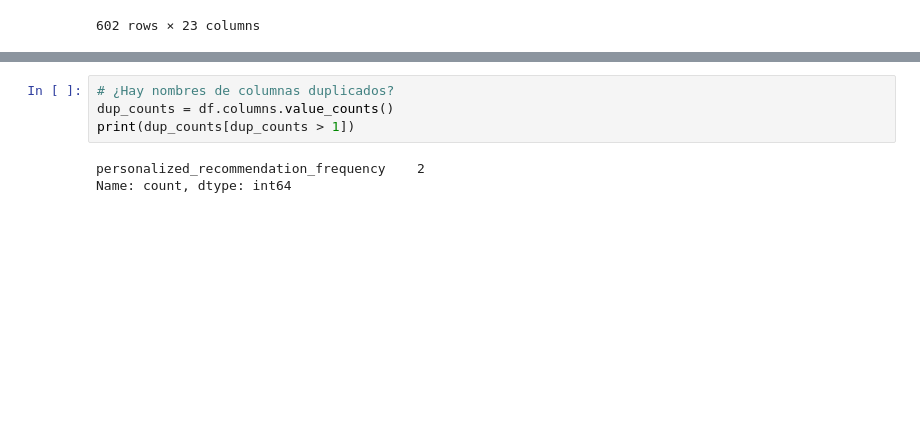
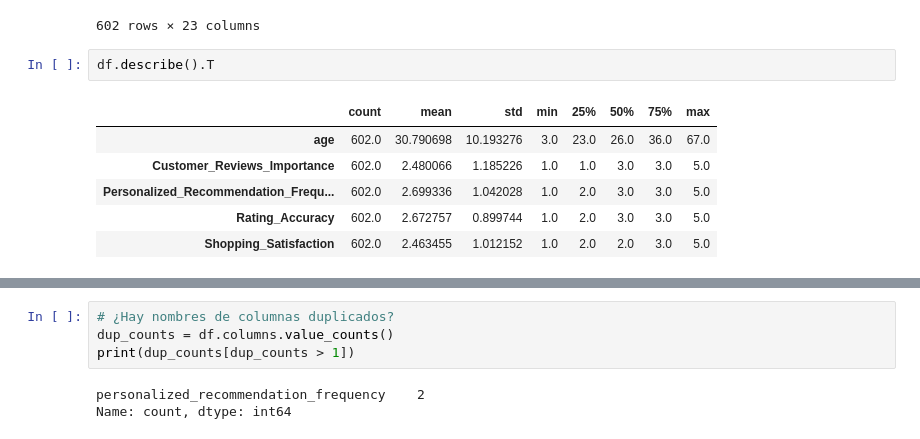
Before and after one commit to Paula-02/EDA_ClientesAmazon, a Jupyter notebook: src/notebooks/1_exploring_dataset.ipynb, the cells around one changed output, grey strips where cells are left out. Drawn from its saved outputs; the diff is of its cells as text; blank space fills up the shorter version.

```diff
--- a/src/notebooks/1_exploring_dataset.ipynb
+++ b/src/notebooks/1_exploring_dataset.ipynb
@@ -28,3 +28,12 @@ df
 | 600 | 2023/06/12 9:57:20 PM GMT+5:30 | 23 | Female | Few times a month | Beauty and Personal Care;Clothing... | Yes | ... |
 | 601 | 2023/06/16 9:16:05 AM GMT+5:30 | 23 | Female | Once a week | Clothing and Fashion | Sometimes | ... |
 602 rows × 23 columns
+# %%
+df.describe().T
+# %% [output]
+|  | count | mean | std | min | 25% | 50% | 75% | max |
+| age | 602.0 | 30.790698 | 10.193276 | 3.0 | 23.0 | 26.0 | 36.0 | 67.0 |
+| Customer_Reviews_Importance | 602.0 | 2.480066 | 1.185226 | 1.0 | 1.0 | 3.0 | 3.0 | 5.0 |
+| Personalized_Recommendation_Frequ... | 602.0 | 2.699336 | 1.042028 | 1.0 | 2.0 | 3.0 | 3.0 | 5.0 |
+| Rating_Accuracy | 602.0 | 2.672757 | 0.899744 | 1.0 | 2.0 | 3.0 | 3.0 | 5.0 |
+| Shopping_Satisfaction | 602.0 | 2.463455 | 1.012152 | 1.0 | 2.0 | 2.0 | 3.0 | 5.0 |
```
Also changed, not shown: parts of 13 cells of this notebook, 4 other files.
